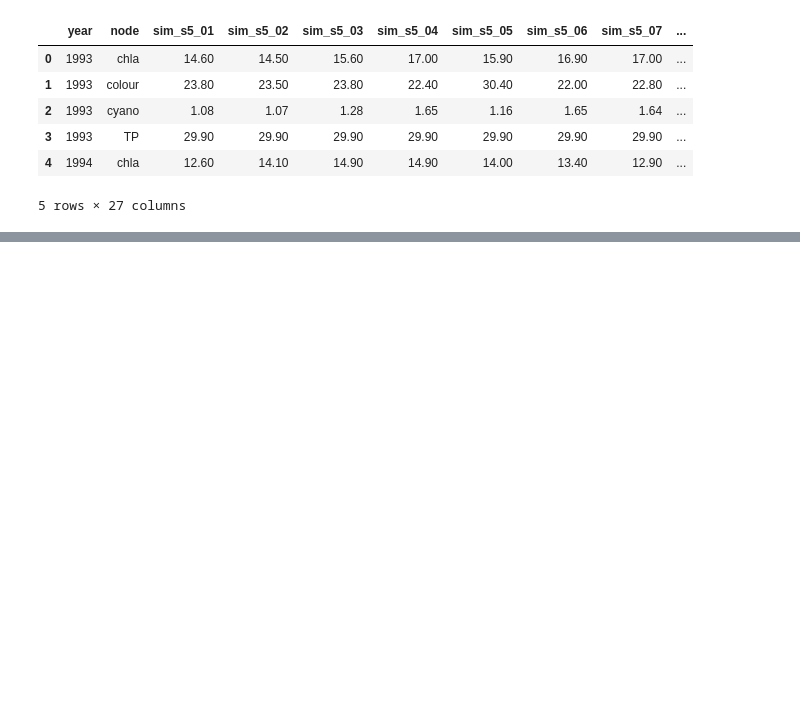
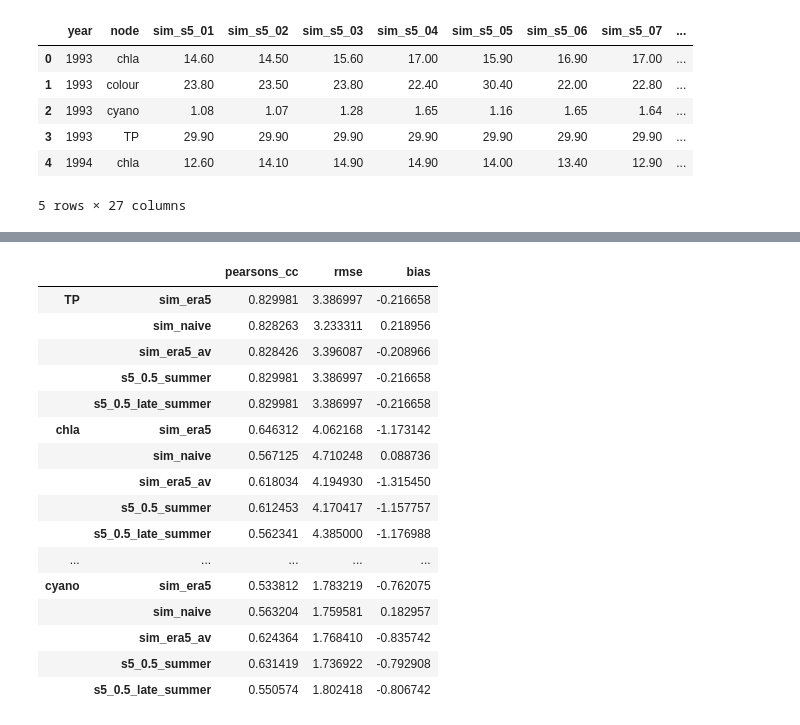
Before and after one commit to icra/WATExR, a Jupyter notebook: Norway_Morsa/BayesianNetwork/Notebooks/08_Hindcast_stats_and_plots.ipynb, the cells around one changed output, grey strips where cells are left out. Cells and saved outputs as stored; diff of their text form; code cells hidden in the pictures; blank space fills up the shorter version.

```diff
--- a/Norway_Morsa/BayesianNetwork/Notebooks/08_Hindcast_stats_and_plots.ipynb
+++ b/Norway_Morsa/BayesianNetwork/Notebooks/08_Hindcast_stats_and_plots.ipynb
@@ -77,3 +103,14 @@ sim_s5_dict['summer'].head()
 | 3 | 1993 | TP | 29.90 | 29.90 | 29.90 | 29.90 | 29.90 | 29.90 | 29.90 | ... |
 | 4 | 1994 | chla | 12.60 | 14.10 | 14.90 | 14.90 | 14.00 | 13.40 | 12.90 | ... |
 5 rows × 27 columns
+# %%
+# Calculate quantiles of interest of s5 from the 25 members
+
+s5_quant_dict = {} # Key season, returns df with year, node, quantiles (0.025, 0.5, 0.975)
+for season in season_li:
+    s5_val_cols = sim_s5_dict[season].drop(['year','node'],axis=1).columns
+    s5_quantiles = sim_s5_dict[season][s5_val_cols].quantile([0.025, 0.5, 0.975], axis=1).T
+    s5_quantiles.columns = ['s5_%s_%s' %(str(i), season) for i in s5_quantiles]
+    s5_quantiles[['year','node']] = sim_s5_dict[season][['year','node']]
+    s5_quant_dict[season] = s5_quantiles
+s5_quantiles.head()
@@ -79,0 +124,9 @@ sim_s5_dict['summer'].head()
+# %%
+# Predictions from simplest model - current season is equal to previous summer season
+sim_naive_wide = pd.read_csv(sim_naive_fpath)
+
+# Reformat obs to long format, same as the others
+sim_naive = pd.melt(sim_naive_wide, id_vars=['year'], value_vars=var_list,
+            var_name='node', value_name='sim_naive')
+
+sim_naive.head()
@@ -79,0 +280,23 @@ sim_s5_dict['summer'].head()
+# %%
+# First, do for all columns for the period with overlapping data (i.e. 1993-2019)
+sim_cols = list(label_dict.keys())[1:]
+gof_df = gof_stats(df, sim_cols, 1993)
+gof_df
+# %% [output]
+|  |  | pearsons_cc | rmse | bias |
+| TP | sim_era5 | 0.829981 | 3.386997 | -0.216658 |
+|  | sim_naive | 0.828263 | 3.233311 | 0.218956 |
+|  | sim_era5_av | 0.828426 | 3.396087 | -0.208966 |
+|  | s5_0.5_summer | 0.829981 | 3.386997 | -0.216658 |
+|  | s5_0.5_late_summer | 0.829981 | 3.386997 | -0.216658 |
+| chla | sim_era5 | 0.646312 | 4.062168 | -1.173142 |
+|  | sim_naive | 0.567125 | 4.710248 | 0.088736 |
+|  | sim_era5_av | 0.618034 | 4.194930 | -1.315450 |
+|  | s5_0.5_summer | 0.612453 | 4.170417 | -1.157757 |
+|  | s5_0.5_late_summer | 0.562341 | 4.385000 | -1.176988 |
+| ... | ... | ... | ... | ... |
+| cyano | sim_era5 | 0.533812 | 1.783219 | -0.762075 |
+|  | sim_naive | 0.563204 | 1.759581 | 0.182957 |
+|  | sim_era5_av | 0.624364 | 1.768410 | -0.835742 |
+|  | s5_0.5_summer | 0.631419 | 1.736922 | -0.792908 |
+|  | s5_0.5_late_summer | 0.550574 | 1.802418 | -0.806742 |
```
Also changed, not shown: parts of 15 cells of this notebook, 8 other files.
